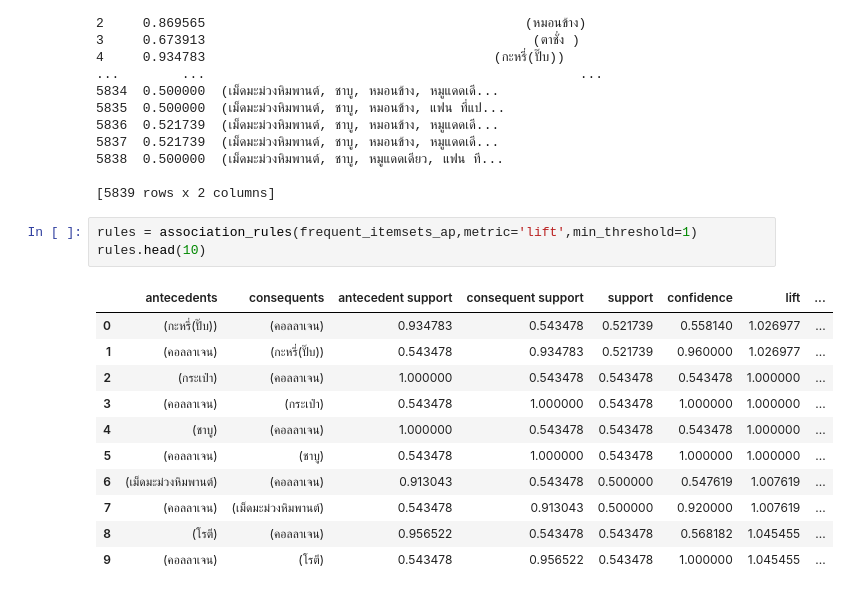
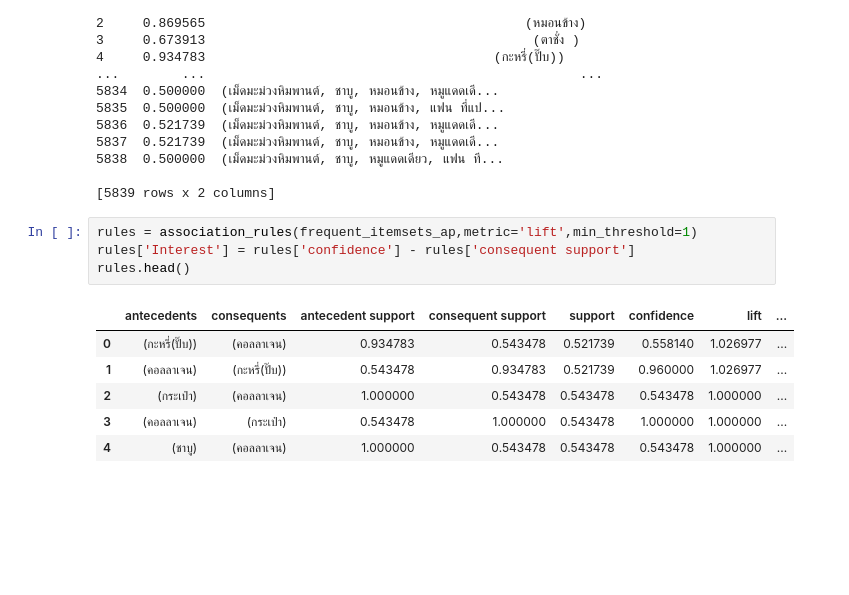
Before and after one commit to PisutSukpool/CRM-Analytics, a Jupyter notebook: Homework 07/Market_Basket_Analysis.ipynb, the cells around one changed output. Cells and saved outputs as stored; diff of their text form; blank space fills up the shorter version.

```diff
--- a/Homework 07/Market_Basket_Analysis.ipynb
+++ b/Homework 07/Market_Basket_Analysis.ipynb
@@ -91,19 +91,15 @@ print(frequent_itemsets_ap)
 [5839 rows x 2 columns]
 # %%
 rules = association_rules(frequent_itemsets_ap,metric='lift',min_threshold=1)
-rules.head(10)
+rules['Interest'] = rules['confidence'] - rules['consequent support']
+rules.head()
 # %% [output]
 |  | antecedents | consequents | antecedent support | consequent support | support | confidence | lift | ... |
 | 0 | (กะหรี่(ปั๊บ)) | (คอลลาเจน) | 0.934783 | 0.543478 | 0.521739 | 0.558140 | 1.026977 | ... |
 | 1 | (คอลลาเจน) | (กะหรี่(ปั๊บ)) | 0.543478 | 0.934783 | 0.521739 | 0.960000 | 1.026977 | ... |
 | 2 | (กระเป๋า) | (คอลลาเจน) | 1.000000 | 0.543478 | 0.543478 | 0.543478 | 1.000000 | ... |
 | 3 | (คอลลาเจน) | (กระเป๋า) | 0.543478 | 1.000000 | 0.543478 | 1.000000 | 1.000000 | ... |
 | 4 | (ชาบู) | (คอลลาเจน) | 1.000000 | 0.543478 | 0.543478 | 0.543478 | 1.000000 | ... |
-| 5 | (คอลลาเจน) | (ชาบู) | 0.543478 | 1.000000 | 0.543478 | 1.000000 | 1.000000 | ... |
-| 6 | (เม็ดมะม่วงหิมพานต์) | (คอลลาเจน) | 0.913043 | 0.543478 | 0.500000 | 0.547619 | 1.007619 | ... |
-| 7 | (คอลลาเจน) | (เม็ดมะม่วงหิมพานต์) | 0.543478 | 0.913043 | 0.500000 | 0.920000 | 1.007619 | ... |
-| 8 | (โรตี) | (คอลลาเจน) | 0.956522 | 0.543478 | 0.543478 | 0.568182 | 1.045455 | ... |
-| 9 | (คอลลาเจน) | (โรตี) | 0.543478 | 0.956522 | 0.543478 | 1.000000 | 1.045455 | ... |
 # %%
 rules[(rules['lift']>=1) & (rules['confidence']>=0.5)]
 # %% [output]
```
Also changed, not shown: parts of 5 cells of this notebook.
